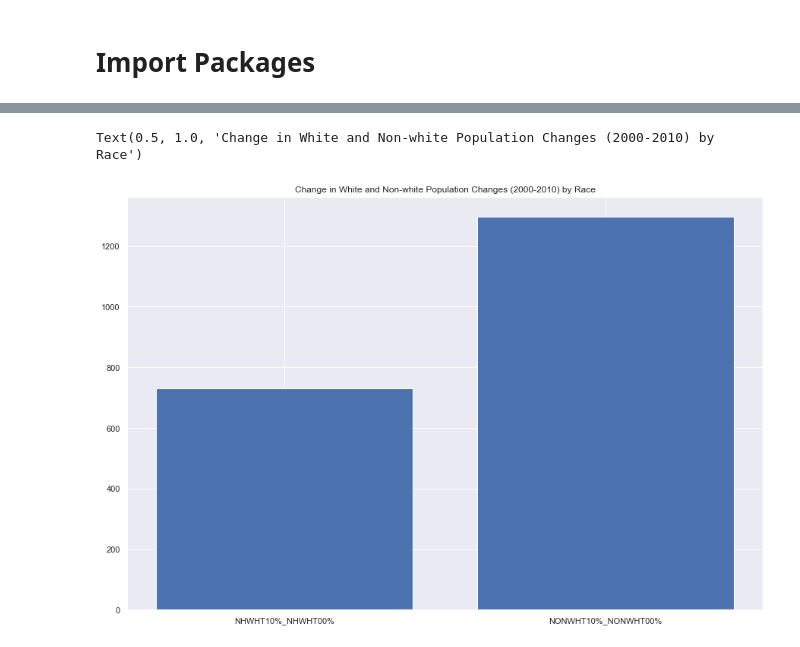
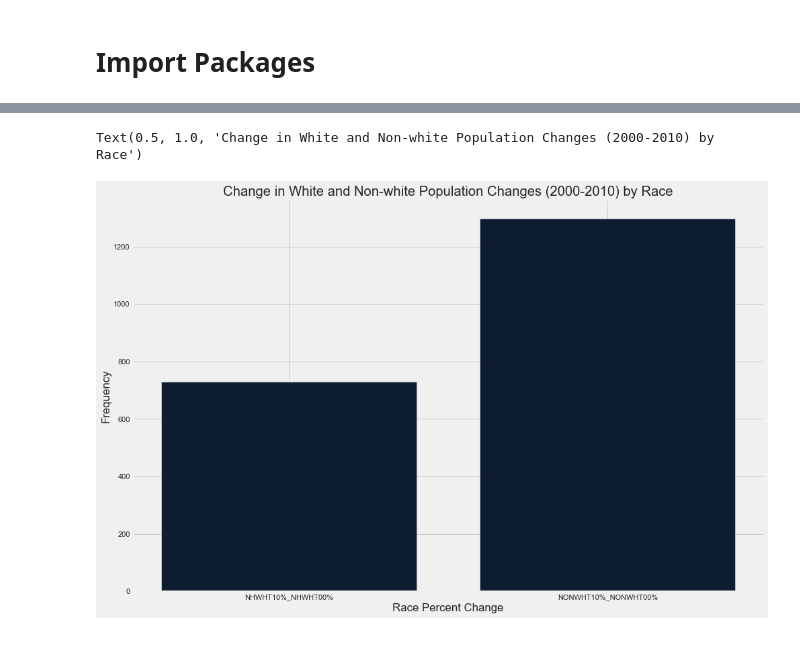
Before and after one commit to ptorres001/cluster_gentrification_new_york, a Jupyter notebook: EDA.ipynb, the cells around one changed output, grey strips where cells are left out. Drawn from its saved outputs; the diff is of its cells as text; code cells hidden in the pictures.

```diff
--- a/EDA.ipynb
+++ b/EDA.ipynb
@@ -13,5 +13,7 @@ pd.set_option('display.max_rows', 500)
 pd.set_option('display.max_columns', 500)
 pd.set_option('display.width', 1000)
 sns.set(rc={'figure.figsize':(15,10)})
+plt.style.use('fivethirtyeight')
+sns.set_palette(sns.diverging_palette(250,700, s= 70 , l= 10, n= 12))
 # %%
 df = pd.read_pickle('PKL/nyc_full_pc.pkl')
@@ -76,10 +86,13 @@ Text(0.5, 1.0, 'Change in White and Non-white Population Changes (2000-2010) by
 # %%
 
 
-ax = plt.bar(x = ['NHWHT10%_NHWHT00%','NONWHT10%_NONWHT00%'],height = [len(df[df['NHWHT10%_NHWHT00%'] > 0]),len(df[df['NONWHT10%_NONWHT00%'] > 0])],data=df)
-
+ax = plt.bar(x = ['NHWHT10%_NHWHT00%','NONWHT10%_NONWHT00%'],
+             height = [len(df[df['NHWHT10%_NHWHT00%'] > 0]),len(df[df['NONWHT10%_NONWHT00%'] > 0])],
+             data=df)
+plt.ylabel('Frequency')
+plt.xlabel('Race Percent Change')
 plt.title('Change in White and Non-white Population Changes (2000-2010) by Race')
 # plt.savefig('Race_pop_changes.png', dpi=300)
 # %% [output]
 Text(0.5, 1.0, 'Change in White and Non-white Population Changes (2000-2010) by Race')
-[figure, old version]
+[figure, new version]
```
Also changed, not shown: parts of 21 cells of this notebook.
